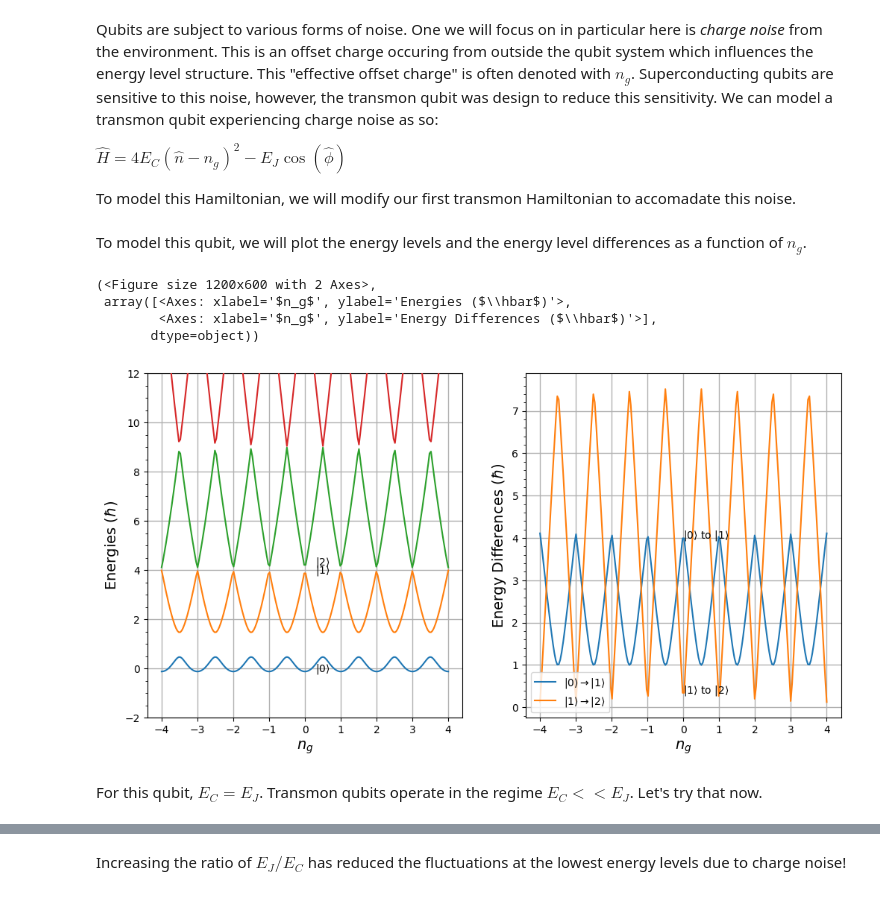
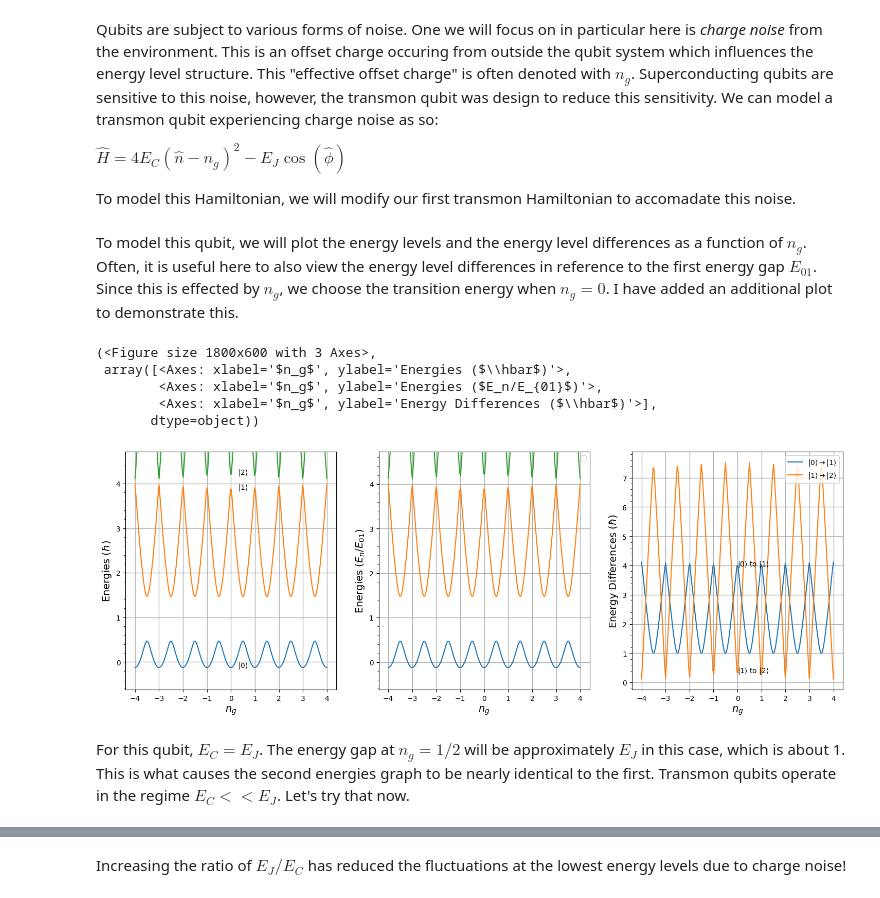
Before and after one commit to Khosmos3/Superconducting-Qubits, a Jupyter notebook: superconducting.ipynb, the cells around one changed output, grey strips where cells are left out. Cells and saved outputs as stored; diff of their text form; code cells hidden in the pictures.

```diff
--- a/superconducting.ipynb
+++ b/superconducting.ipynb
@@ -199,14 +197,14 @@ $\hat{H}=\omega_q\frac{\sigma_z}{2}$
 
 Remember this is just a simplification for the purposes of superconducting quantum computing; the higher energies levels still physically exist even if we do not use them computationally.
 # %%
-def simple_transmon(wq):
-    H = wq * 0.5 * q.sigmaz()
+def simple_transmon(Ej):
+    H = - Ej * 0.5 * q.sigmax()
 
     return q.Qobj(H)
 # %%
-wq = 40
+Ej = 30
 
-energies = np.array(simple_transmon(wq).eigenenergies())
+energies = np.array(simple_transmon(Ej).eigenenergies())
 
 plot_energy_stuff(energies, (-25, 25))
 # %% [output]
@@ -226,50 +224,63 @@ def transmon_ng(Ec, Ej, ng, N):
 
     return q.Qobj(H)
 # %% [markdown]
-To model this qubit, we will plot the energy levels and the energy level differences as a function of $n_g$.
+To model this qubit, we will plot the energy levels and the energy level differences as a function of $n_g$. Often, it is useful here to also view the energy level differences in reference to the first energy gap $E_{01}$. Since this is effected by $n_g$, we choose the transition energy when $n_g=0$. I have added an additional plot to demonstrate this.
 # %%
-def plot_energy_as_function(x, energies, y_range=(-2, 12), x_axis="", levels = 2):
+def plot_energy_as_function(x, energies, y_range=False, x_axis="", E01=None, levels = 2):
 
-    fig, ax = plt.subplots(1,2, figsize=(12,6))
+    fig, ax = plt.subplots(1,3, figsize=(18,6))
 
     for i in range(len(energies[0])): # for each energy level, plot its curve
         ax[0].plot(x, energies[:, i], zorder=3)
     ax[0].set_ylabel(r'Energies ($\hbar$)', fontsize=14)
     ax[0].set_xlabel(x_axis, fontsize=14)
     ax[0].grid(linestyle='-', linewidth=1)
-    ax[0].set_ylim(y_range)
+    ax[0].set_ylim(y_range if y_range else (energies[len(energies[:,0])//2][0]-0.5, energies[len(energies[:,2])//2][2]+0.5))
     for i in range(len(energies[0])):
         ax[0].annotate(fr"$|{i}\rangle$", xy=(0.3, energies[len(energies[:,i])//2][i]))
     ax[0].yaxis.set_minor_locator(AutoMinorLocator())
 
-    diffs = np.array([(np.delete(energies[i], 0) - np.delete(energies[i], len(energies[i])-1)) for i in range(len(energies[:,0]))])
-    for i in range(levels):
-        ax[1].plot(x, diffs[:,i], zorder=3, label=fr"$|{i}\rangle\rightarrow|{i+1}\rangle$")
-    ax[1].set_ylabel(r'Energy Differences ($\hbar$)', fontsize=14)
+    for i in range(len(energies[0])):
+        ax[1].plot(x, energies[:,i]/E01, zorder=3)
+    ax[1].set_ylabel(r'Energies ($E_n/E_{01}$)', fontsize=14)
     ax[1].set_xlabel(x_axis, fontsize=14)
     ax[1].grid(linestyle='-', linewidth=1)
-    for i in range(levels):
-        ax[1].annotate(fr"$|{i}\rangle$ to $|{i+1}\rangle$", xy=(0, diffs[len(diffs[:,i])//2][i]))
+    ax[1].set_ylim(y_range if y_range else (energies[len(energies[:,0])//2][0]/E01-0.5, energies[len(energies[:,2])//2][2]/E01+0.5))
     ax[1].yaxis.set_minor_locator(AutoMinorLocator())
     ax[1].legend()
 
+    diffs = np.array([(np.delete(energies[i], 0) - np.delete(energies[i], len(energies[i])-1)) for i in range(len(energies[:,0]))])
+    for i in range(levels):
+        ax[2].plot(x, diffs[:,i], zorder=3, label=fr"$|{i}\rangle\rightarrow|{i+1}\rangle$")
+    ax[2].set_ylabel(r'Energy Differences ($\hbar$)', fontsize=14)
+    ax[2].set_xlabel(x_axis, fontsize=14)
+    ax[2].grid(linestyle='-', linewidth=1)
+    for i in range(levels):
+        ax[2].annotate(fr"$|{i}\rangle$ to $|{i+1}\rangle$", xy=(0, diffs[len(diffs[:,i])//2][i]))
+    ax[2].yaxis.set_minor_locator(AutoMinorLocator())
+    ax[2].legend()
+
     return fig, ax
 # %%
 Ec = 1
 Ej = 1
-all_ng = np.linspace(-4, 4, 200)
 N = 5
+
+steps = 200
+all_ng = np.linspace(-4, 4, steps)
 
 energies = np.array([transmon_ng(Ec, Ej, ng, N).eigenenergies() for ng in all_ng])
 
-plot_energy_as_function(all_ng, energies, x_axis=r"$n_g$")
+# 112 is the index closest to ng = 1/2, the sweet spot for the smallest gap for E01
+plot_energy_as_function(all_ng, energies, x_axis=r"$n_g$", E01=energies[112][1]-energies[112][0])
 # %% [output]
-(<Figure size 1200x600 with 2 Axes>,
+(<Figure size 1800x600 with 3 Axes>,
  array([<Axes: xlabel='$n_g$', ylabel='Energies ($\\hbar$)'>,
+        <Axes: xlabel='$n_g$', ylabel='Energies ($E_n/E_{01}$)'>,
         <Axes: xlabel='$n_g$', ylabel='Energy Differences ($\\hbar$)'>],
        dtype=object))
-[figure, old version]
+[figure, new version]
 # %% [markdown]
-For this qubit, $E_C = E_J$.  Transmon qubits operate in the regime $E_C << E_J$. Let's try that now.
+For this qubit, $E_C = E_J$.  The energy gap at $n_g=1/2$ will be approximately $E_J$ in this case, which is about 1. This is what causes the second energies graph to be nearly identical to the first. Transmon qubits operate in the regime $E_C << E_J$. Let's try that now.
 # %%
 Ec = 1
```
Also changed, not shown: parts of 9 cells of this notebook.
